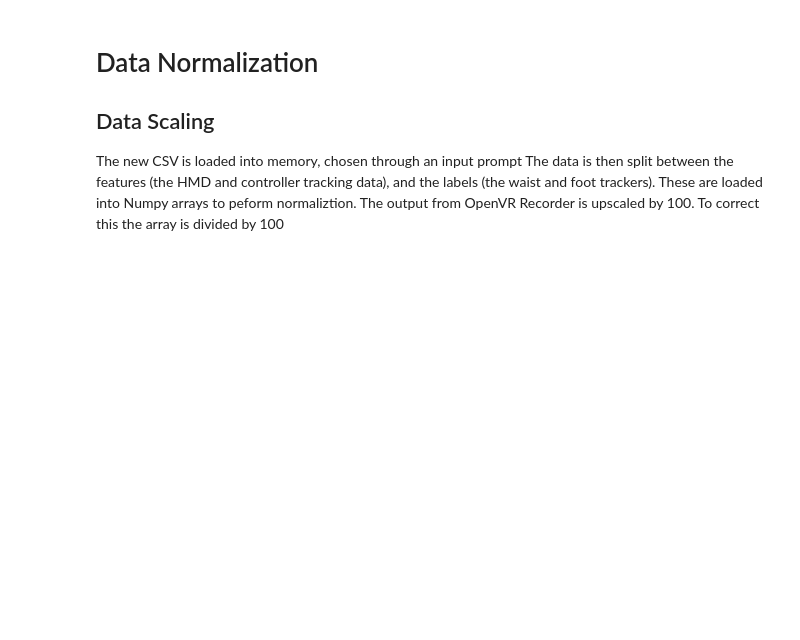
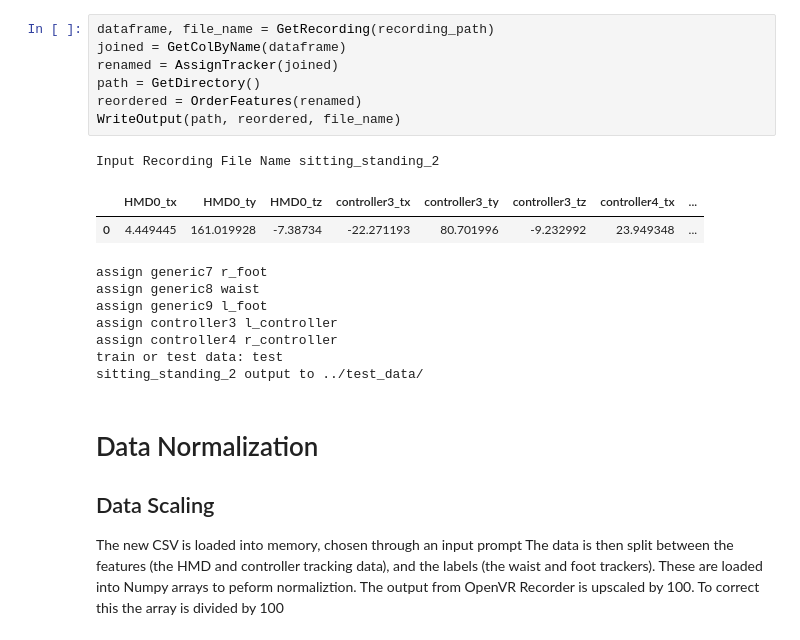
Before and after one commit to jev-e/JE-Msc-lower-body-pose-estimation, a Jupyter notebook: notebooks/RNN.ipynb, the cells around one changed output. Saved outputs shown, nothing was run; the diff lists cells and outputs as text; blank space fills up the shorter version.

Commit message:
added recording data prep sequence to RNN notebook

```diff
--- a/notebooks/RNN.ipynb
+++ b/notebooks/RNN.ipynb
@@ -72,3 +91,21 @@ ValueError: Length mismatch: Expected axis has 6 elements, new values have 18 el
+# %%
+dataframe, file_name = GetRecording(recording_path)
+joined = GetColByName(dataframe)
+renamed = AssignTracker(joined)
+path = GetDirectory()
+reordered = OrderFeatures(renamed)
+WriteOutput(path, reordered, file_name)
+# %% [output]
+Input Recording File Name sitting_standing_2
+|  | HMD0_tx | HMD0_ty | HMD0_tz | controller3_tx | controller3_ty | controller3_tz | controller4_tx | ... |
+| 0 | 4.449445 | 161.019928 | -7.38734 | -22.271193 | 80.701996 | -9.232992 | 23.949348 | ... |
+assign generic7 r_foot
+assign generic8 waist
+assign generic9 l_foot
+assign controller3 l_controller
+assign controller4 r_controller
+train or test data: test
+sitting_standing_2 output to ../test_data/
 # %% [markdown]
 # Data Normalization
 
```
Also changed, not shown: parts of 3 cells of this notebook, 12 other files.
